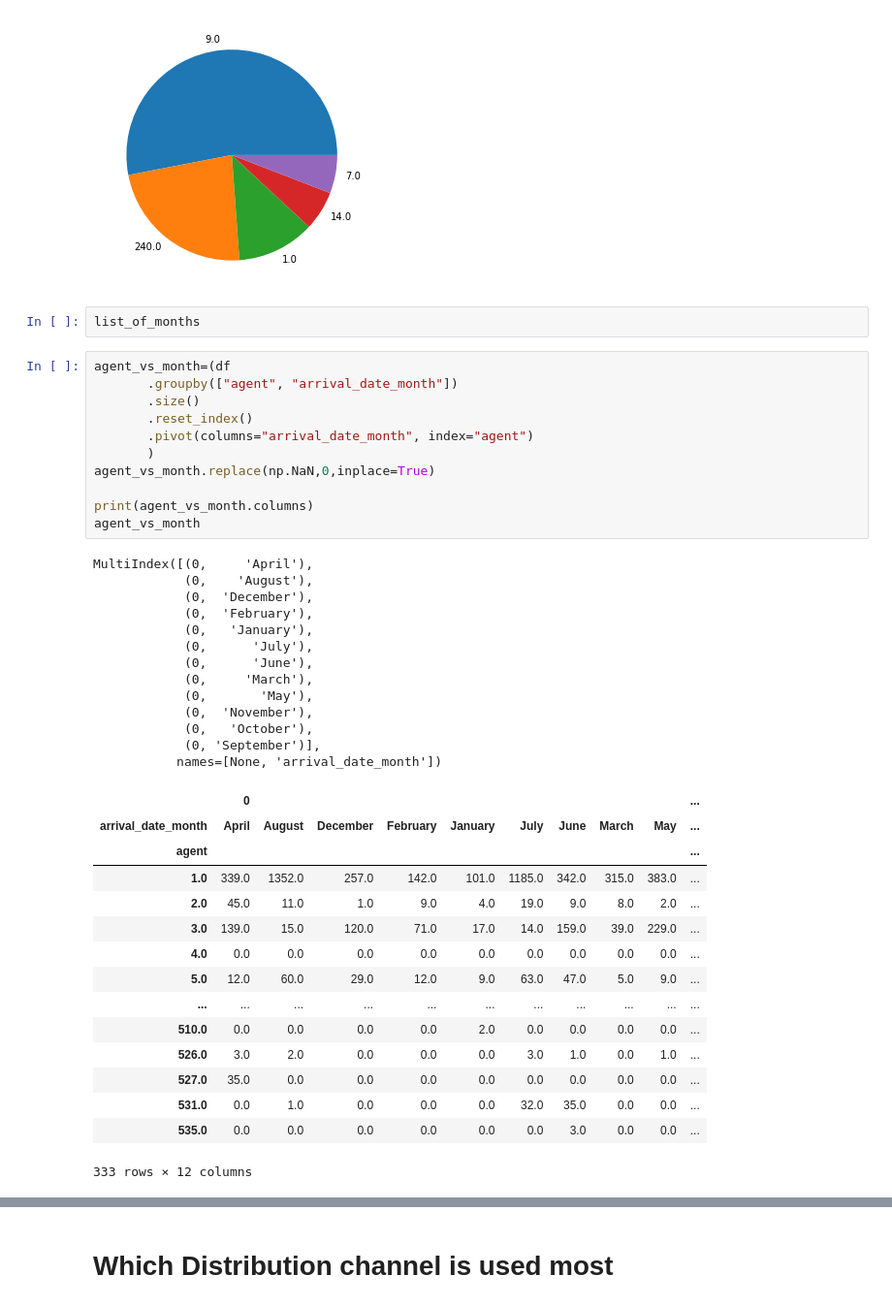
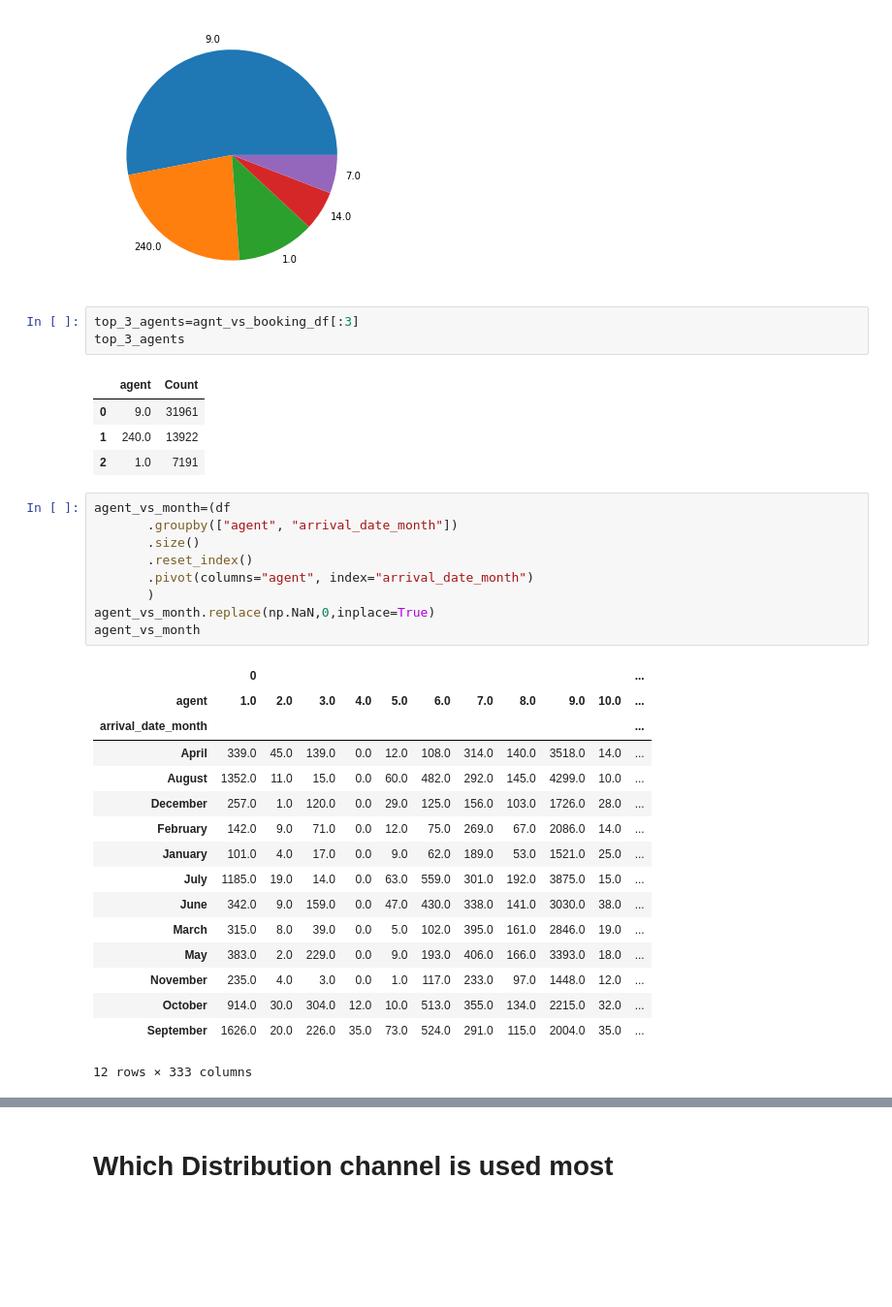
Before and after one commit to rimshaharmaen/EDA-Hotel-Booking-Analysis, a Jupyter notebook: Rimsha_Harmaen_Hotel_Booking.ipynb, the cells around one changed output, grey strips where cells are left out. Shown at 97% size. Cells and saved outputs as stored; diff of their text form; blank space fills up the shorter version.

```diff
--- a/Rimsha_Harmaen_Hotel_Booking.ipynb
+++ b/Rimsha_Harmaen_Hotel_Booking.ipynb
@@ -184,45 +184,37 @@ plt.pie(agnt_vs_booking_df["Count"], labels = agnt_vs_booking_df["agent"])
 plt.show()
 # %% [output]
 [figure]
-# %%
-list_of_months
+# %%
+top_3_agents=agnt_vs_booking_df[:3]
+top_3_agents
+# %% [output]
+|  | agent | Count |
+| 0 | 9.0 | 31961 |
+| 1 | 240.0 | 13922 |
+| 2 | 1.0 | 7191 |
 # %%
 agent_vs_month=(df
        .groupby(["agent", "arrival_date_month"])
        .size()
        .reset_index()
-       .pivot(columns="arrival_date_month", index="agent")
+       .pivot(columns="agent", index="arrival_date_month")
        )
 agent_vs_month.replace(np.NaN,0,inplace=True)
-
-print(agent_vs_month.columns)
 agent_vs_month
 # %% [output]
+|  | 0 |  |  |  |  |  |  |  |  |  | ... |
+| agent | 1.0 | 2.0 | 3.0 | 4.0 | 5.0 | 6.0 | 7.0 | 8.0 | 9.0 | 10.0 | ... |
+| arrival_date_month |  |  |  |  |  |  |  |  |  |  | ... |
+| April | 339.0 | 45.0 | 139.0 | 0.0 | 12.0 | 108.0 | 314.0 | 140.0 | 3518.0 | 14.0 | ... |
+| August | 1352.0 | 11.0 | 15.0 | 0.0 | 60.0 | 482.0 | 292.0 | 145.0 | 4299.0 | 10.0 | ... |
+| December | 257.0 | 1.0 | 120.0 | 0.0 | 29.0 | 125.0 | 156.0 | 103.0 | 1726.0 | 28.0 | ... |
+| February | 142.0 | 9.0 | 71.0 | 0.0 | 12.0 | 75.0 | 269.0 | 67.0 | 2086.0 | 14.0 | ... |
+| January | 101.0 | 4.0 | 17.0 | 0.0 | 9.0 | 62.0 | 189.0 | 53.0 | 1521.0 | 25.0 | ... |
+| July | 1185.0 | 19.0 | 14.0 | 0.0 | 63.0 | 559.0 | 301.0 | 192.0 | 3875.0 | 15.0 | ... |
+| June | 342.0 | 9.0 | 159.0 | 0.0 | 47.0 | 430.0 | 338.0 | 141.0 | 3030.0 | 38.0 | ... |
+| March | 315.0 | 8.0 | 39.0 | 0.0 | 5.0 | 102.0 | 395.0 | 161.0 | 2846.0 | 19.0 | ... |
+| May | 383.0 | 2.0 | 229.0 | 0.0 | 9.0 | 193.0 | 406.0 | 166.0 | 3393.0 | 18.0 | ... |
+| November | 235.0 | 4.0 | 3.0 | 0.0 | 1.0 | 117.0 | 233.0 | 97.0 | 1448.0 | 12.0 | ... |
+| October | 914.0 | 30.0 | 304.0 | 12.0 | 10.0 | 513.0 | 355.0 | 134.0 | 2215.0 | 32.0 | ... |
+| September | 1626.0 | 20.0 | 226.0 | 35.0 | 73.0 | 524.0 | 291.0 | 115.0 | 2004.0 | 35.0 | ... |
-MultiIndex([(0,     'April'),
-            (0,    'August'),
-            (0,  'December'),
-            (0,  'February'),
-            (0,   'January'),
-            (0,      'July'),
-            (0,      'June'),
-            (0,     'March'),
-            (0,       'May'),
-            (0,  'November'),
-            (0,   'October'),
-            (0, 'September')],
-           names=[None, 'arrival_date_month'])
+12 rows × 333 columns
-|  | 0 |  |  |  |  |  |  |  |  | ... |
-| arrival_date_month | April | August | December | February | January | July | June | March | May | ... |
-| agent |  |  |  |  |  |  |  |  |  | ... |
-| 1.0 | 339.0 | 1352.0 | 257.0 | 142.0 | 101.0 | 1185.0 | 342.0 | 315.0 | 383.0 | ... |
-| 2.0 | 45.0 | 11.0 | 1.0 | 9.0 | 4.0 | 19.0 | 9.0 | 8.0 | 2.0 | ... |
-| 3.0 | 139.0 | 15.0 | 120.0 | 71.0 | 17.0 | 14.0 | 159.0 | 39.0 | 229.0 | ... |
-| 4.0 | 0.0 | 0.0 | 0.0 | 0.0 | 0.0 | 0.0 | 0.0 | 0.0 | 0.0 | ... |
-| 5.0 | 12.0 | 60.0 | 29.0 | 12.0 | 9.0 | 63.0 | 47.0 | 5.0 | 9.0 | ... |
-| ... | ... | ... | ... | ... | ... | ... | ... | ... | ... | ... |
-| 510.0 | 0.0 | 0.0 | 0.0 | 0.0 | 2.0 | 0.0 | 0.0 | 0.0 | 0.0 | ... |
-| 526.0 | 3.0 | 2.0 | 0.0 | 0.0 | 0.0 | 3.0 | 1.0 | 0.0 | 1.0 | ... |
-| 527.0 | 35.0 | 0.0 | 0.0 | 0.0 | 0.0 | 0.0 | 0.0 | 0.0 | 0.0 | ... |
-| 531.0 | 0.0 | 1.0 | 0.0 | 0.0 | 0.0 | 32.0 | 35.0 | 0.0 | 0.0 | ... |
-| 535.0 | 0.0 | 0.0 | 0.0 | 0.0 | 0.0 | 0.0 | 3.0 | 0.0 | 0.0 | ... |
-333 rows × 12 columns
```
Also changed, not shown: parts of 5 cells of this notebook.
